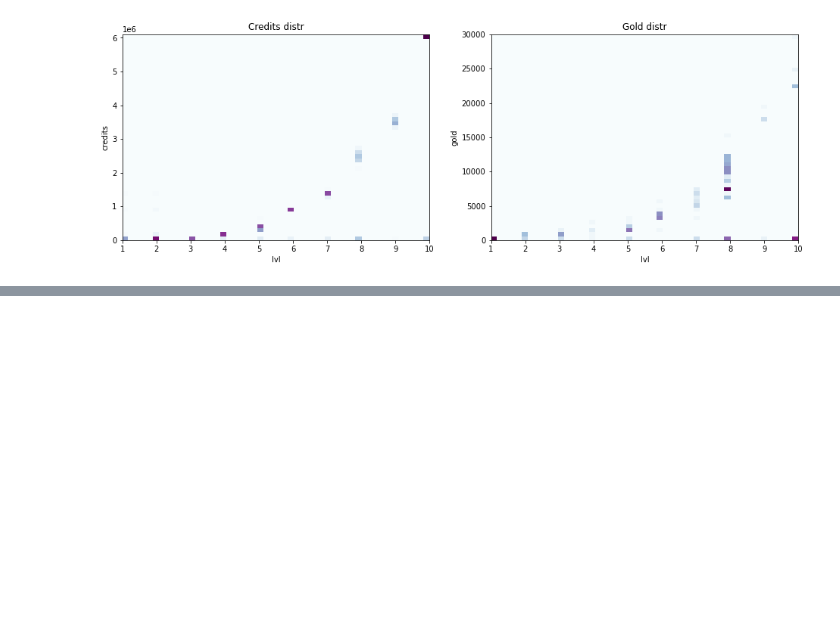
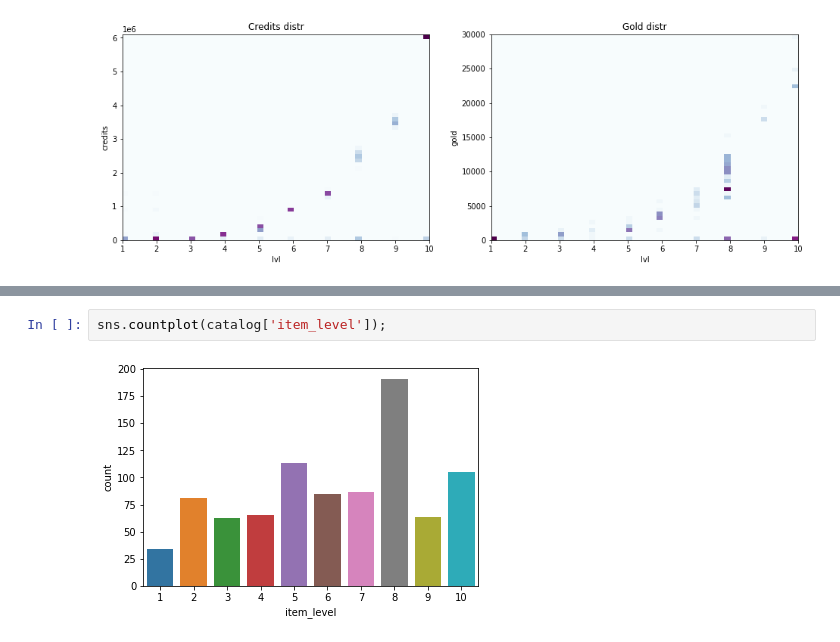
Before and after one commit to Egorka1/WG_Forge, a Jupyter notebook: WGProject.ipynb, the cells around one changed output, grey strips where cells are left out. Saved outputs shown, nothing was run; the diff lists cells and outputs as text; blank space fills up the shorter version.

```diff
--- a/WGProject.ipynb
+++ b/WGProject.ipynb
@@ -29,0 +77,4 @@ data.info()
+# %%
+sns.countplot(catalog['item_level']);
+# %% [output]
+[figure, added]
```
Also changed, not shown: parts of 26 cells of this notebook.
